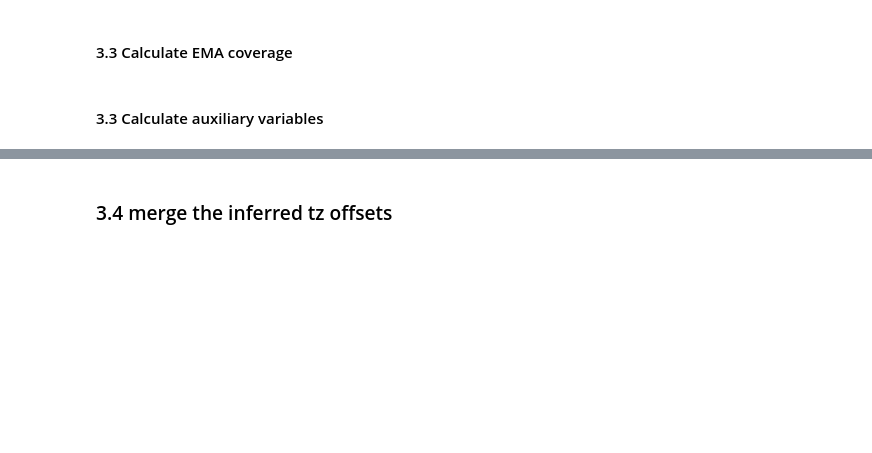
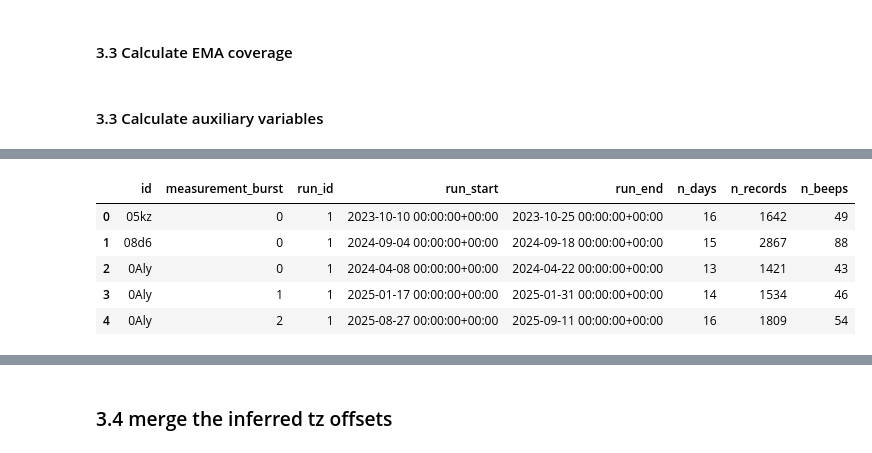
Before and after one commit to leona-ha/preact_digital, a Jupyter notebook: notebooks/01_Data_Preprocess.ipynb, the cells around one changed output, grey strips where cells are left out. Saved outputs shown, nothing was run; the diff lists cells and outputs as text; code cells hidden in the pictures; blank space fills up the shorter version.

```diff
--- a/notebooks/01_Data_Preprocess.ipynb
+++ b/notebooks/01_Data_Preprocess.ipynb
@@ -491,0 +635,21 @@ df_ema_content = df_ema_content.loc[
+# %%
+# summarize runs (helps to choose the valid run)
+run_summary = (
+    df_ema_content.groupby(['id', 'measurement_burst', 'run_id'], as_index=False)
+    .agg(
+        run_start=('date', 'min'),
+        run_end=('date', 'max'),
+        n_days=('date', 'nunique'),
+        n_records=('date', 'size'),
+        n_beeps=('beep_per_person_id', 'nunique')
+    )
+)
+
+#run_summary.head()
+# %% [output]
+|  | id | measurement_burst | run_id | run_start | run_end | n_days | n_records | n_beeps |
+| 0 | 05kz | 0 | 1 | 2023-10-10 00:00:00+00:00 | 2023-10-25 00:00:00+00:00 | 16 | 1642 | 49 |
+| 1 | 08d6 | 0 | 1 | 2024-09-04 00:00:00+00:00 | 2024-09-18 00:00:00+00:00 | 15 | 2867 | 88 |
+| 2 | 0Aly | 0 | 1 | 2024-04-08 00:00:00+00:00 | 2024-04-22 00:00:00+00:00 | 13 | 1421 | 43 |
+| 3 | 0Aly | 1 | 1 | 2025-01-17 00:00:00+00:00 | 2025-01-31 00:00:00+00:00 | 14 | 1534 | 46 |
+| 4 | 0Aly | 2 | 1 | 2025-08-27 00:00:00+00:00 | 2025-09-11 00:00:00+00:00 | 16 | 1809 | 54 |
```
Also changed, not shown: parts of 20 cells of this notebook.
